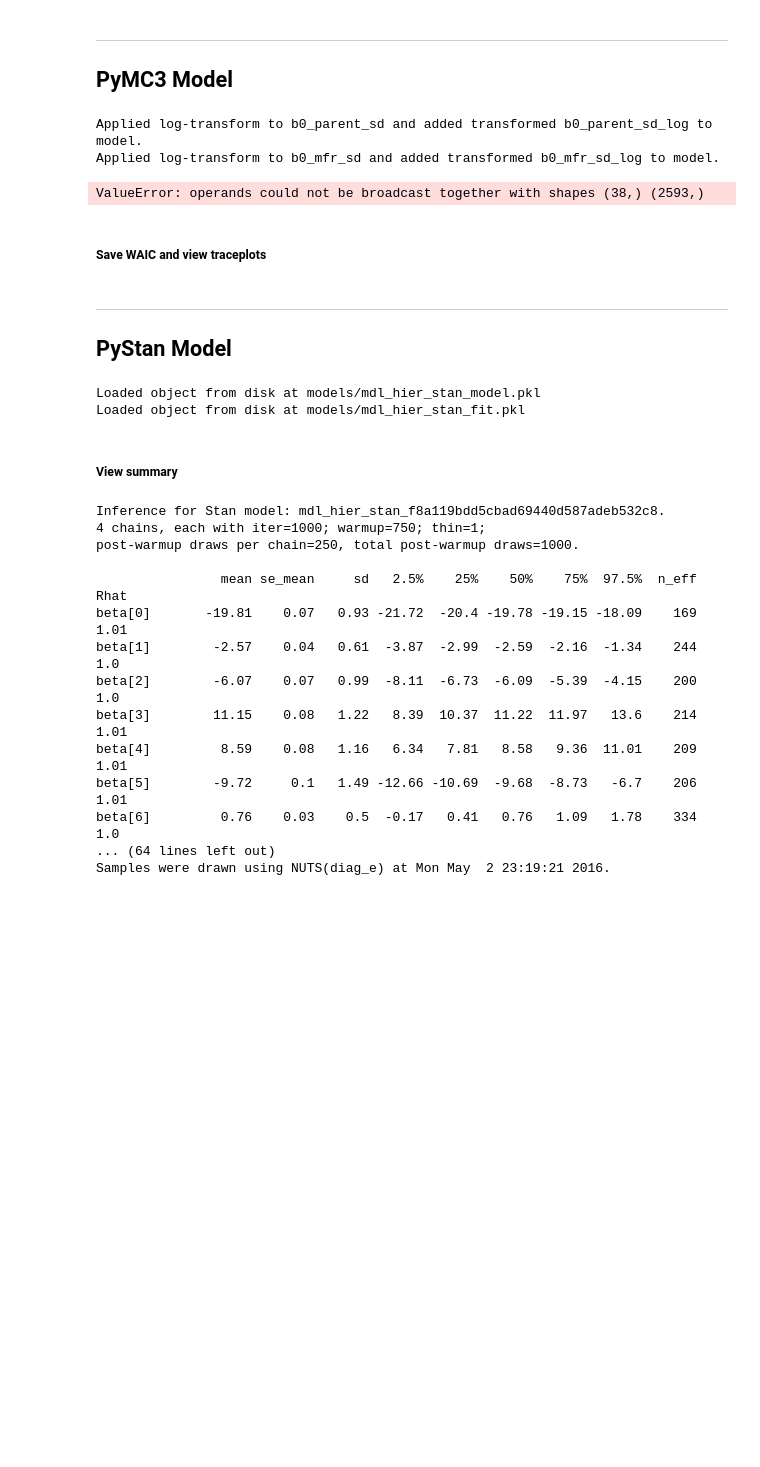
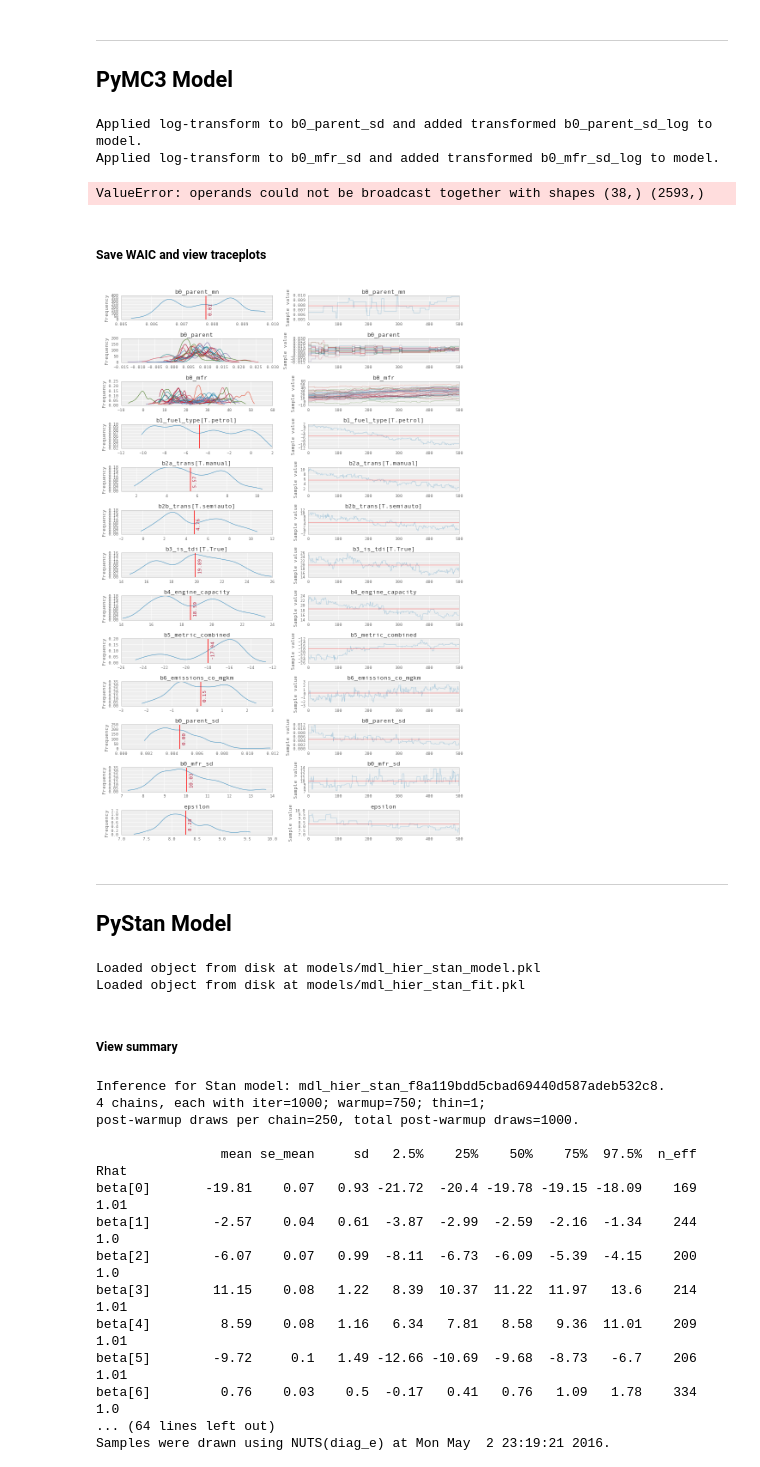
Before and after one commit to jonsedar/pymc3_vs_pystan, a Jupyter notebook: 40_HierarchicalLinearRegression.ipynb, the cells around one changed output. Drawn from its saved outputs; the diff is of its cells as text; code cells hidden in the pictures; blank space fills up the shorter version.

Commit message:
WIP minor update to pymc3 hier model

```diff
--- a/40_HierarchicalLinearRegression.ipynb
+++ b/40_HierarchicalLinearRegression.ipynb
@@ -1150,9 +1150,17 @@ if sample_switches['hier']['pymc']:
         b0_mfr_sd = pm.HalfCauchy('b0_mfr_sd', beta=10)
 
         # define priors
-        # TODO: somehow force this to index mfr -> parent correctly
-        b0 = pm.Normal('b0_mfr', mu=b0_parent[dfs['parent_enc']],
+
+        # b0 vectorised version, this is definitely wrong get broadcast issues,
+        # I've no idea how to force it to index mfr -> parent correctly
+        b0 = pm.Normal('b0_mfr',
+                        mu=b0_parent[dfs['parent_enc']],
                         sd=b0_mfr_sd, shape=n_mfr)
+
+        # list comp version: this doest work either
+#         b0 = [pm.Normal('b0_mfr_{}'.format(m),
+#                         mu=T.sum(b0_parent[mfr_parent_map[m]]),
+#                         sd=b0_mfr_sd) for m in range(38)]
 
         b1 = pm.Normal('b1_fuel_type[T.petrol]', mu=0, sd=10)
         b2a = pm.Normal('b2a_trans[T.manual]', mu=0, sd=10)
@@ -1162,11 +1170,8 @@ if sample_switches['hier']['pymc']:
         b5 = pm.Normal('b5_metric_combined', mu=0, sd=10)
         b6 = pm.Normal('b6_emissions_co_mgkm', mu=0, sd=10)
 
-        mfr_enc = thno.shared(np.asarray(dfs['mfr_enc'], dtype=thno.config.floatX)
-                              ,name='mfr_enc')
-
         # define hierachical linear model
-        yest = ( b0[mfr_enc] +
+        yest = ( b0[dfs['mfr_enc']] +
                  b1 * mx_ex['fuel_type[T.petrol]'] +
                  b2a * mx_ex['trans[T.manual]'] +
                  b2b * mx_ex['trans[T.semiauto]'] +
@@ -1183,7 +1188,7 @@ if sample_switches['hier']['pymc']:
         ## sample
         # NOTE: NUTS gets stuck or runs incredibly slowly: ~100 sec /sample /chain
         trc_hier_pymc = pm.sample(1000, njobs=1, step=pm.Metropolis()
-                               ,start=pm.find_MAP(fmin=optimize.fmin_powell)
+                               #,start=pm.find_MAP(fmin=optimize.fmin_powell)
                                ,trace=pm.backends.Text('traces/trc_hier_pymc'))
 
     ## dump to disk
@@ -1205,8 +1210,10 @@ ValueError: operands could not be broadcast together with shapes (38,) (2593,)
 # %%
 # dfwaic_pymc['hier'] = [pm.stats.waic(model=mdl_hier_pymc,
 #                                          trace=trc_hier_pymc[-500:])]
-# rvs_hier_pymc = [rv.name for rv in strip_derived_rvs(mdl_hier_pymc.unobserved_RVs)]
-# plot_traces_pymc(trc_hier_pymc[-500:], varnames=rvs_hier_pymc)
+rvs_hier_pymc = [rv.name for rv in strip_derived_rvs(mdl_hier_pymc.unobserved_RVs)]
+plot_traces_pymc(trc_hier_pymc[-500:], varnames=rvs_hier_pymc)
+# %% [output]
+[figure, added]
 # %% [markdown]
 ---
 
```
